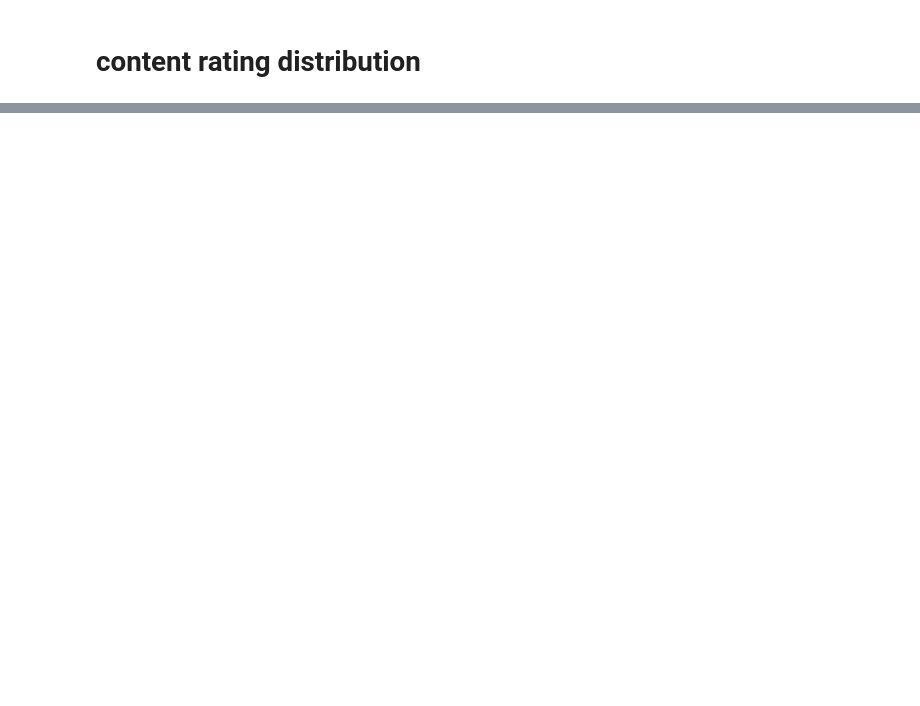
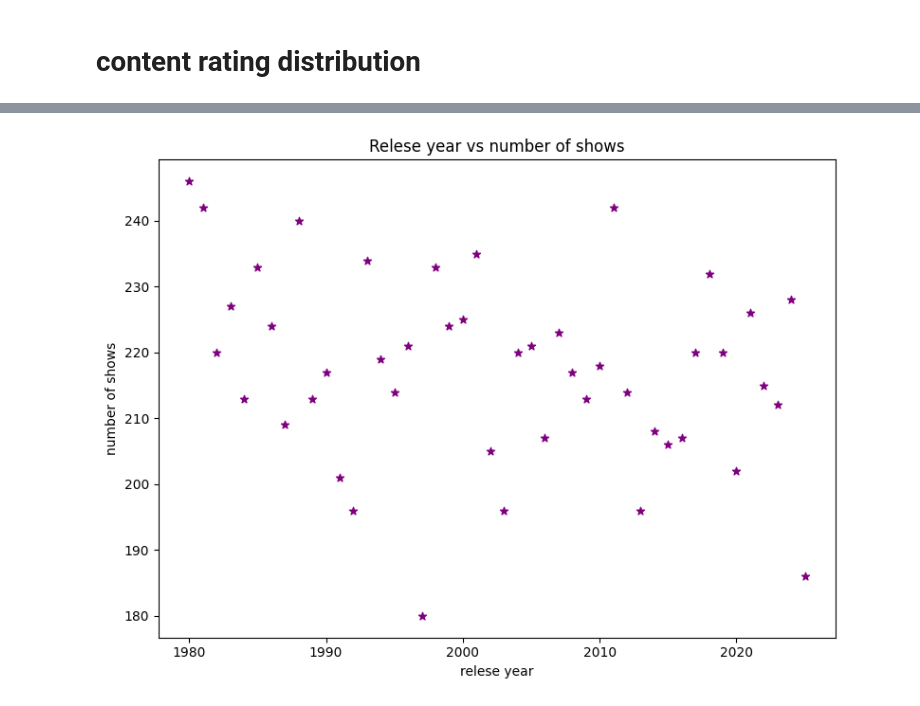
Before and after one commit to Engr-Jawad/Data-Science-Projects, a Jupyter notebook: netflix_data_visualization.ipynb, the cells around one changed output, grey strips where cells are left out. Saved outputs shown, nothing was run; the diff lists cells and outputs as text; code cells hidden in the pictures; blank space fills up the shorter version.

```diff
--- a/netflix_data_visualization.ipynb
+++ b/netflix_data_visualization.ipynb
@@ -41,0 +62,12 @@ plt.show()
+# %%
+relese_count =df["release_year"].value_counts().sort_index()
+plt.figure(figsize=(8,6))
+plt.scatter(relese_count.index,relese_count.values,color="purple",marker="*")
+plt.title("Relese year vs number of shows")
+plt.xlabel("relese year")
+plt.ylabel("number of shows")
+plt.tight_layout()
+plt.savefig("release_year_scatter.png",dpi=200,bbox_inches="tight")
+plt.show()
+# %% [output]
+[figure, added]
```
Also changed, not shown: parts of 5 cells of this notebook, 5 other files.
